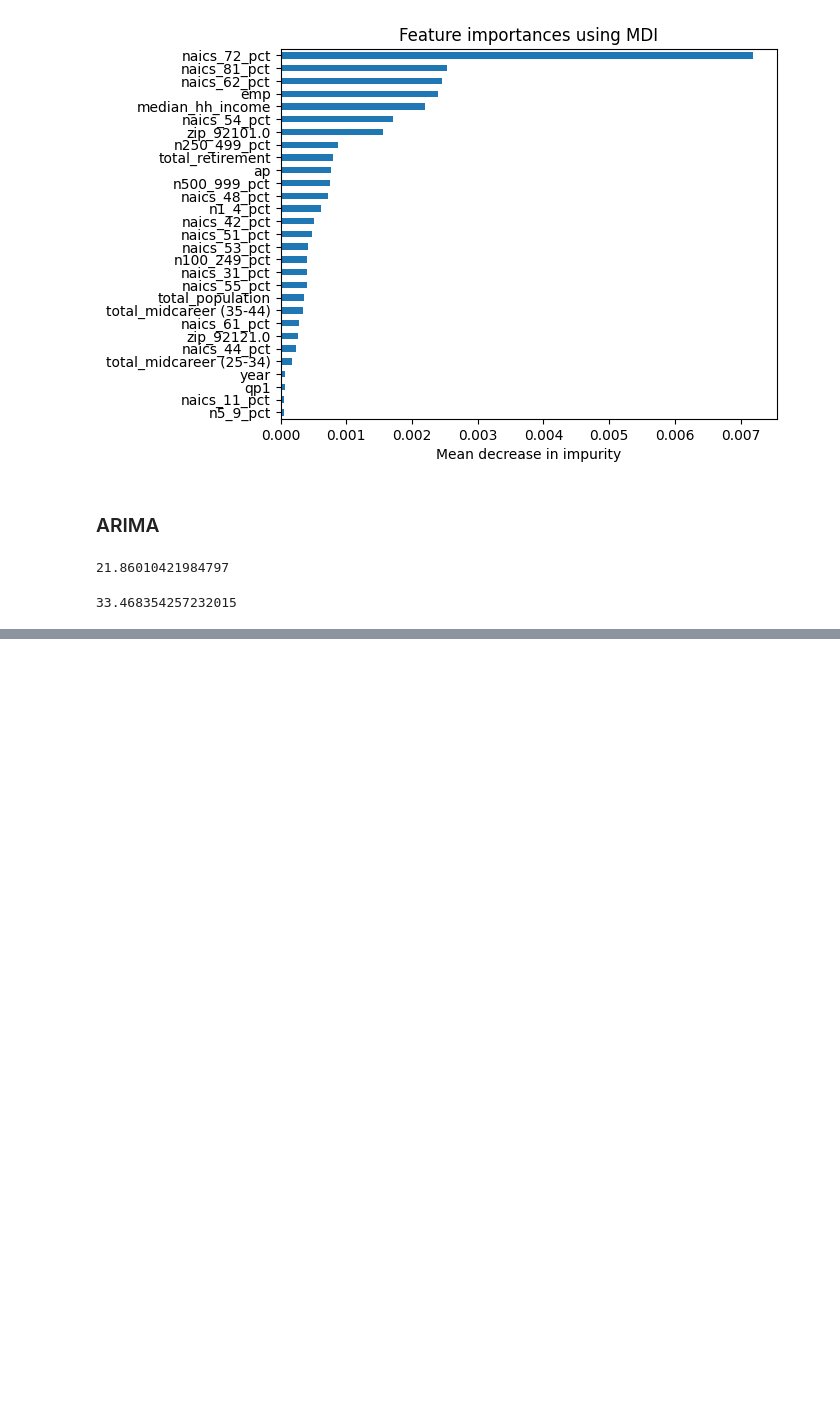
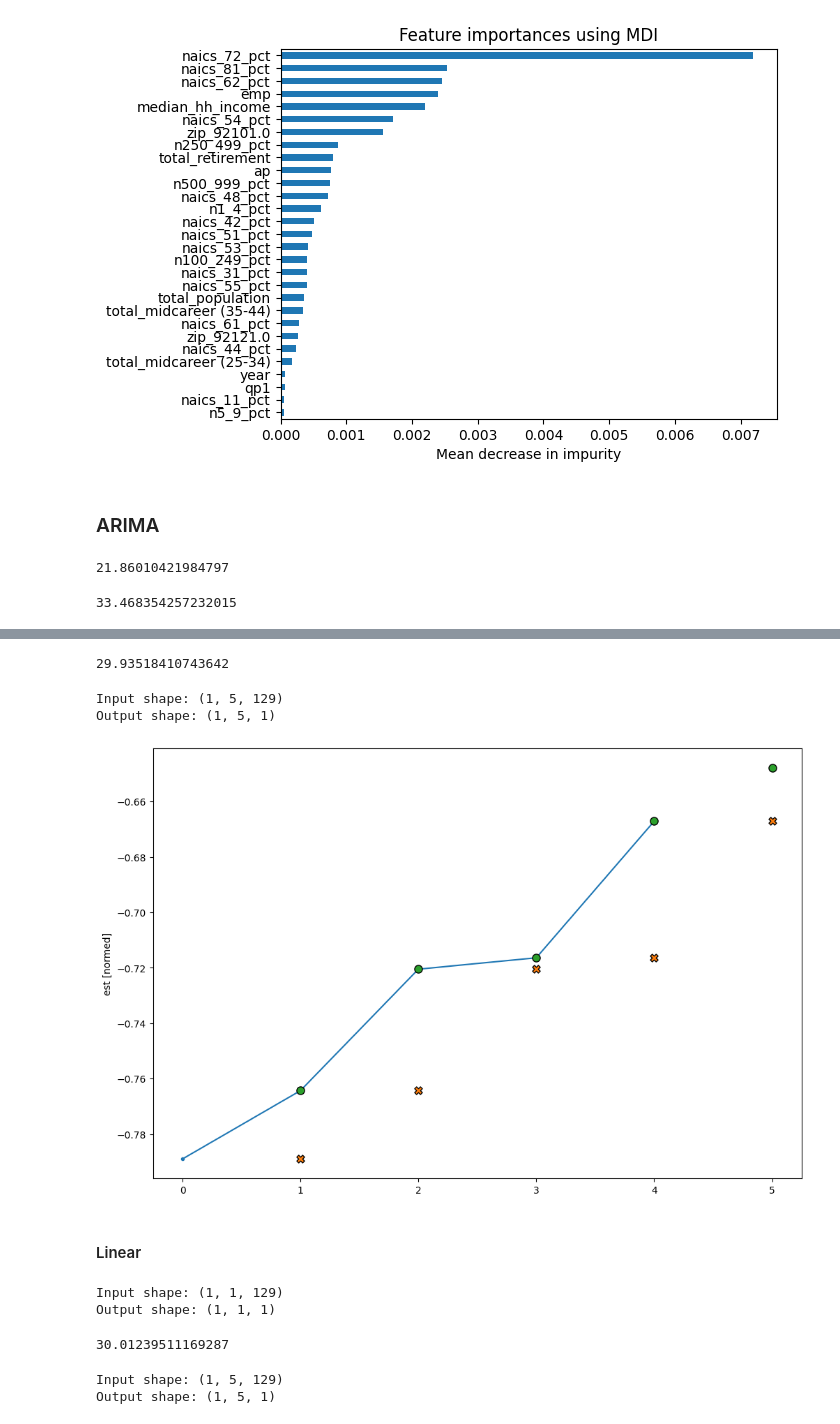
Before and after one commit to inno-apfel/DSC180A-Q1-Project, a Jupyter notebook: notebooks/development/final_model_eval.ipynb, the cells around one changed output, grey strips where cells are left out. Cells and saved outputs as stored; diff of their text form; code cells hidden in the pictures; blank space fills up the shorter version.

Commit message:
base implementations of tf models

```diff
--- a/notebooks/development/final_model_eval.ipynb
+++ b/notebooks/development/final_model_eval.ipynb
@@ -378,0 +543,7 @@ mean_squared_error(preds_labels['est_true'], preds_labels['est_pred'], squared=F
+# %%
+wide_window = WindowGenerator(input_width=5,
+                              label_width=5,
+                              shift=1,
+                              label_columns=['est'],
+                              batch_size=1)
+wide_window
@@ -378,0 +573,2 @@ mean_squared_error(preds_labels['est_true'], preds_labels['est_pred'], squared=F
+# %%
+wide_long_data_train_by_zc_tf, wide_long_data_test_by_zc_tf = split_by_zip_code(long_ohe_data_train, long_ohe_data_test, wide_window)
@@ -378,0 +597,47 @@ mean_squared_error(preds_labels['est_true'], preds_labels['est_pred'], squared=F
+# %%
+column_indices = {name: i for i, name in enumerate(long_ohe_data_train.columns)}
+
+baseline = Baseline(label_index=column_indices['est'])
+
+baseline.compile(loss=tf.keras.losses.MeanSquaredError(),
+                 metrics=[tf.keras.losses.MeanSquaredError()])
+
+evaluate_on_all_zip(baseline, long_data_train_by_zc_tf)
+# %% [output]
+29.93518410743642
+# %%
+print('Input shape:', wide_window.example[0].shape)
+print('Output shape:', baseline(wide_window.example[0]).shape)
+# %% [output]
+Input shape: (1, 5, 129)
+Output shape: (1, 5, 1)
+# %%
+def wide_plot_model(model, wide_data, window):
+    inputs, labels = next(iter(wide_data['zip_91915.0']))
+
+    plt.figure(figsize=(12, 8))
+    plot_col_index = window.column_indices['est']
+
+    plt.ylabel(f'est [normed]')
+    plt.plot(window.input_indices, inputs[0, :, plot_col_index],
+             label='Inputs', marker='.', zorder=-10)
+
+    if window.label_columns:
+        label_col_index = window.label_columns_indices.get('est', None)
+    else:
+        label_col_index = plot_col_index
+
+    plt.scatter(window.label_indices, labels[0, :, label_col_index],
+                edgecolors='k', label='Labels', c='#2ca02c', s=64)
+
+    predictions = model(inputs)
+    print(predictions[0, :, label_col_index])
+    plt.scatter(window.label_indices, predictions[0, :, label_col_index],
+                marker='X', edgecolors='k', label='Predictions',
+                c='#ff7f0e', s=64)
+# %%
+wide_plot_model(baseline, wide_long_data_train_by_zc_tf, wide_window)
+# %% [output]
+[figure, added]
+# %% [markdown]
+#### Linear
@@ -378,0 +680,6 @@ mean_squared_error(preds_labels['est_true'], preds_labels['est_pred'], squared=F
+# %%
+print('Input shape:', single_step_window.example[0].shape)
+print('Output shape:', linear(single_step_window.example[0]).shape)
+# %% [output]
+Input shape: (1, 1, 129)
+Output shape: (1, 1, 1)
@@ -378,0 +688,10 @@ mean_squared_error(preds_labels['est_true'], preds_labels['est_pred'], squared=F
+# %%
+evaluate_on_all_zip(linear, long_data_train_by_zc_tf)
+# %% [output]
+30.01239511169287
+# %%
+print('Input shape:', wide_window.example[0].shape)
+print('Output shape:', linear(wide_window.example[0]).shape)
+# %% [output]
+Input shape: (1, 5, 129)
+Output shape: (1, 5, 1)
```
Also changed, not shown: parts of 74 cells of this notebook.
